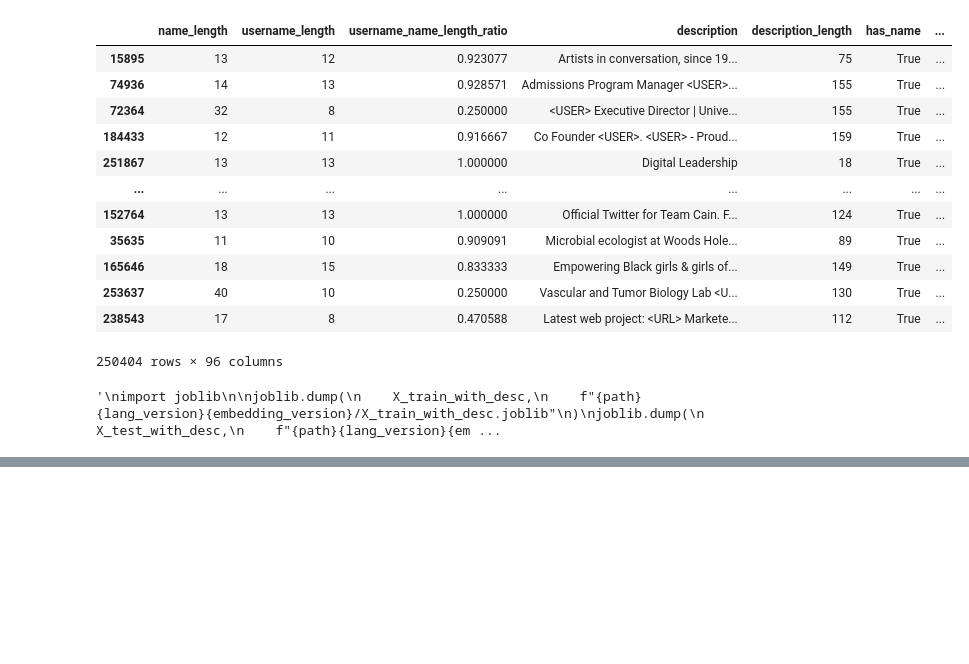
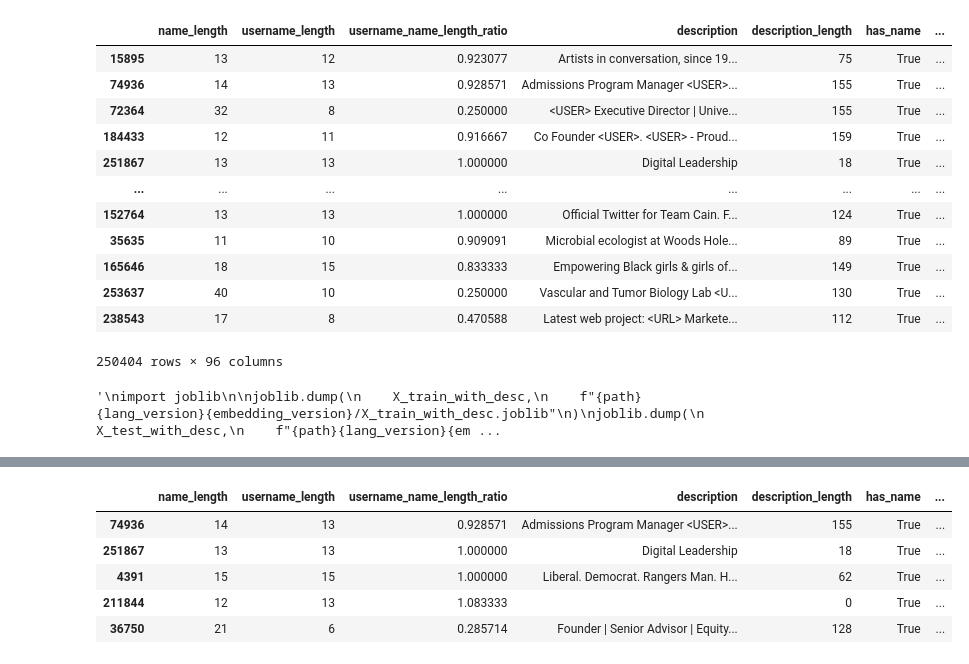
Before and after one commit to julwdo/thesis, a Jupyter notebook: 01_codes/03_nlp_project_main_old.ipynb, the cells around one changed output, grey strips where cells are left out. Saved outputs shown, nothing was run; the diff lists cells and outputs as text; code cells hidden in the pictures; blank space fills up the shorter version.

Commit message:
inspected more closely descriptions

```diff
--- a/01_codes/03_nlp_project_main_old.ipynb
+++ b/01_codes/03_nlp_project_main_old.ipynb
@@ -2012,11 +1852,0 @@ X_test_final = hstack([
-# %%
-from sklearn.linear_model import LogisticRegression
-
-clf = LogisticRegression(
-    solver="saga",
-    max_iter=1000,
-    class_weight="balanced",
-    n_jobs=-1
-)
-
-clf.fit(X_train_final, y_train)
@@ -2040,0 +1862,3 @@ print(best_t, best_f1)
+# %%
+X_y_train = pd.concat([X_train_with_desc, y_train], axis=1)
+X_y_train.head()
@@ -2040,0 +1872,12 @@ print(best_t, best_f1)
+# %%
+X_y_train_h = X_y_train[X_y_train["label"] == 0]
+X_y_train_b = X_y_train[X_y_train["label"] == 1]
+# %%
+X_y_train_b.head()
+# %% [output]
+|  | name_length | username_length | username_name_length_ratio | description | description_length | has_name | ... |
+| 74936 | 14 | 13 | 0.928571 | Admissions Program Manager <USER>... | 155 | True | ... |
+| 251867 | 13 | 13 | 1.000000 | Digital Leadership | 18 | True | ... |
+| 4391 | 15 | 15 | 1.000000 | Liberal. Democrat. Rangers Man. H... | 62 | True | ... |
+| 211844 | 12 | 13 | 1.083333 |  | 0 | True | ... |
+| 36750 | 21 | 6 | 0.285714 | Founder | Senior Advisor | Equity... | 128 | True | ... |
```
Also changed, not shown: parts of 21 cells of this notebook.
